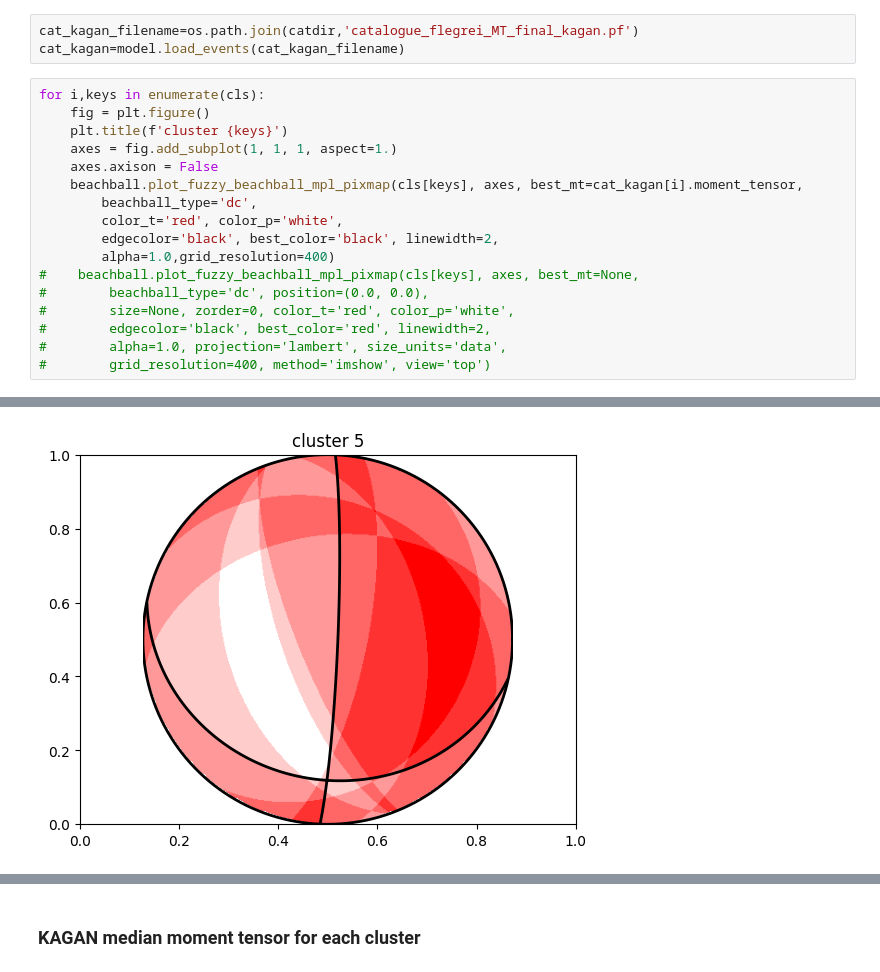
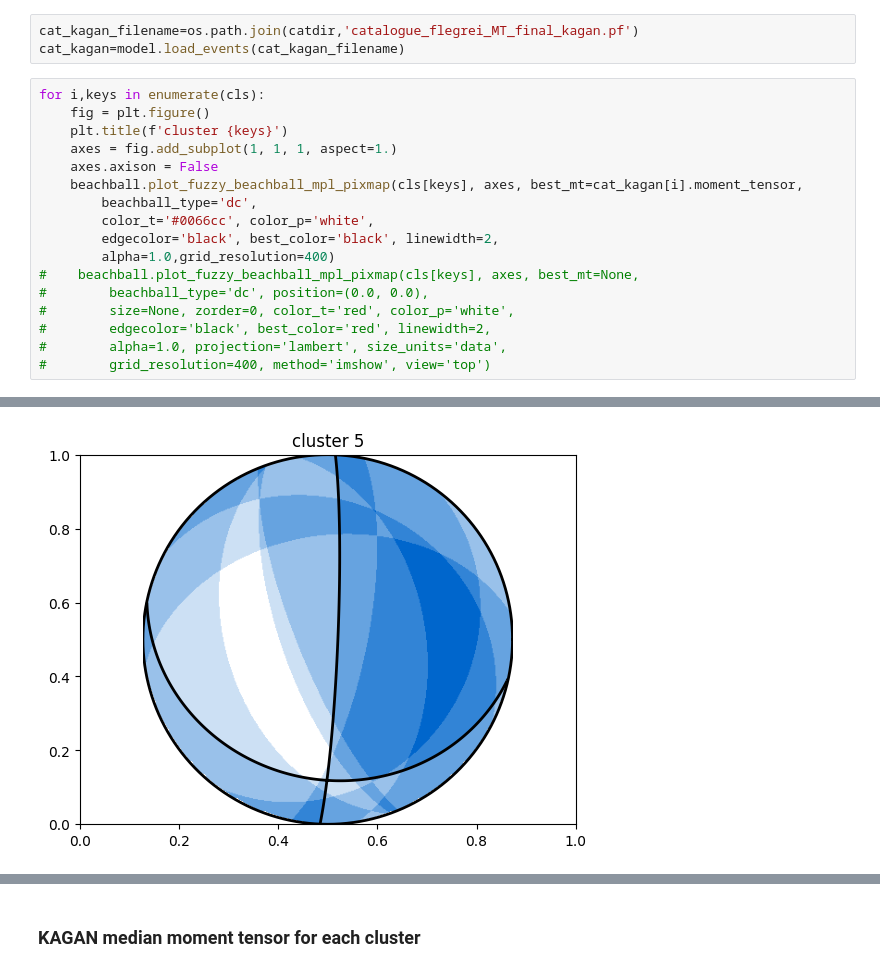
Before and after one commit to giacomorapagnani/CAMPI_FLEGREI_moment_tensor, a Jupyter notebook: codes/plot_fuzzy_MT.ipynb, the cells around one changed output, grey strips where cells are left out. Cells and saved outputs as stored; diff of their text form.

```diff
--- a/codes/plot_fuzzy_MT.ipynb
+++ b/codes/plot_fuzzy_MT.ipynb
@@ -47,7 +47,7 @@ for i,keys in enumerate(cls):
     axes.axison = False
     beachball.plot_fuzzy_beachball_mpl_pixmap(cls[keys], axes, best_mt=cat_kagan[i].moment_tensor,
         beachball_type='dc',
-        color_t='red', color_p='white',
+        color_t='#0066cc', color_p='white',
         edgecolor='black', best_color='black', linewidth=2,
         alpha=1.0,grid_resolution=400)
 #    beachball.plot_fuzzy_beachball_mpl_pixmap(cls[keys], axes, best_mt=None,
@@ -65 +65 @@ for i,keys in enumerate(cls):
-[figure, old version]
+[figure, new version]
```
Also changed, not shown: parts of 1 cell of this notebook, 2 other files.
